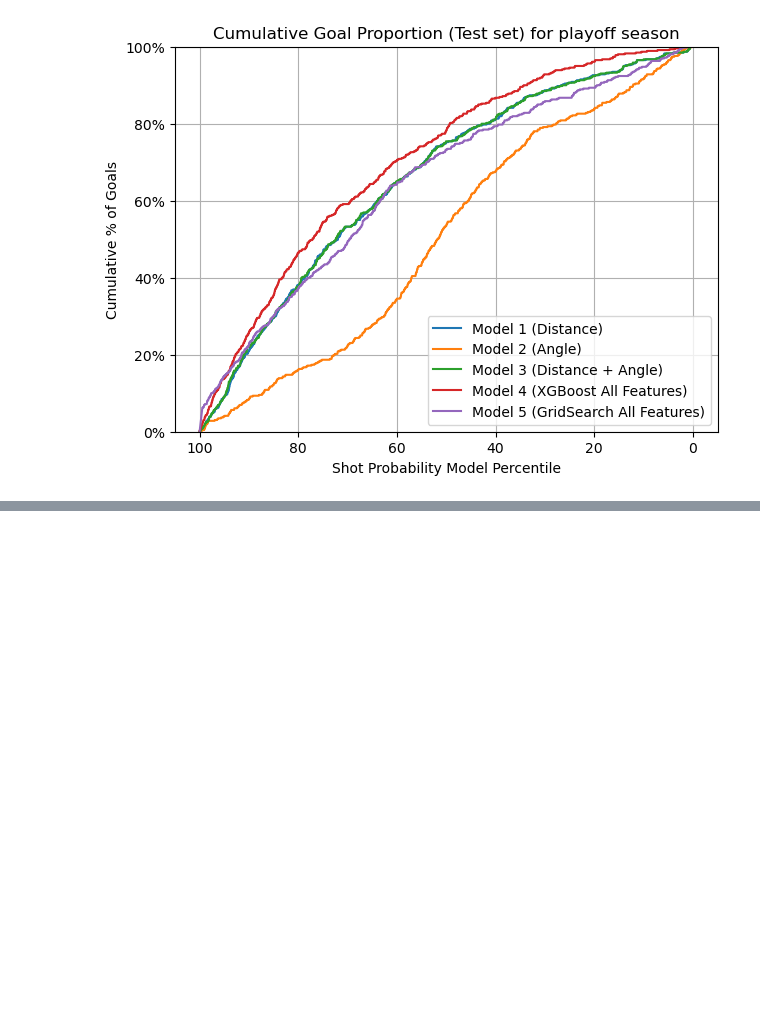
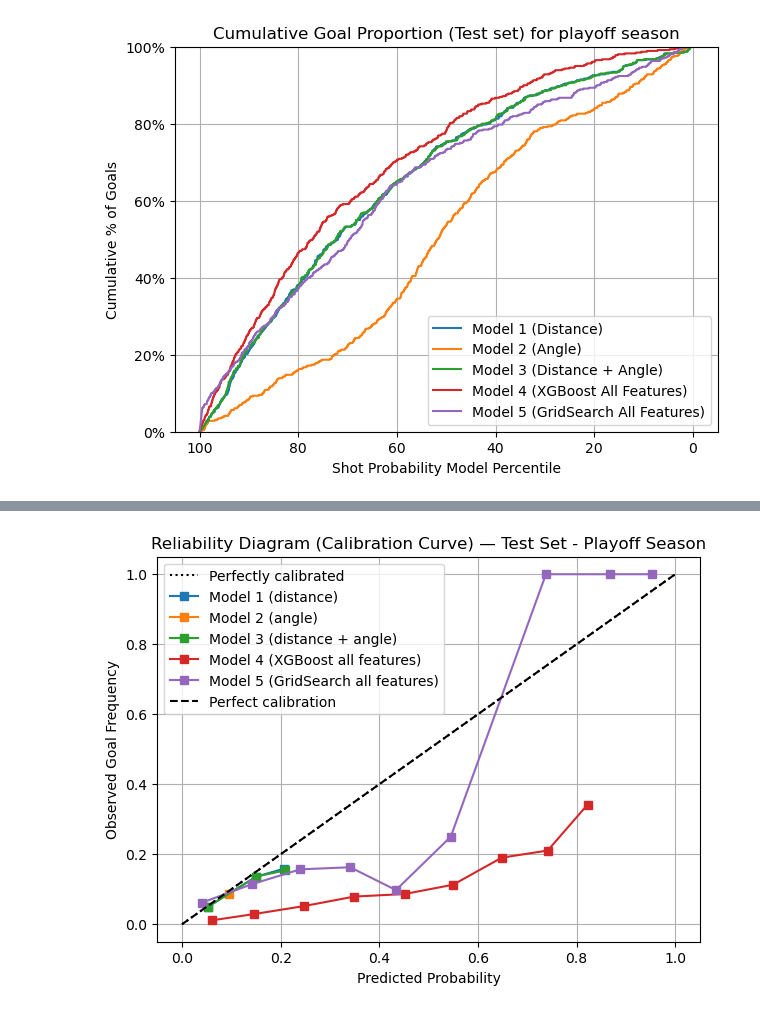
Before and after one commit to d1amondb0t/ift-6758-m1, a Jupyter notebook: notebooks/tests.ipynb, the cells around one changed output, grey strips where cells are left out. Saved outputs shown, nothing was run; the diff lists cells and outputs as text; code cells hidden in the pictures; blank space fills up the shorter version.

```diff
--- a/notebooks/tests.ipynb
+++ b/notebooks/tests.ipynb
@@ -406,0 +409,57 @@ plot_cummulative(curves_playoff, 'playoff')
+# %%
+plt.figure(figsize=(7,5))
+
+# Model 1 (distance)
+CalibrationDisplay.from_predictions(
+    y_test_eng_one_playoff,
+    y_pred_proba_1_playoff,
+    n_bins=10,
+    name="Model 1 (distance)",
+    ax=plt.gca()
+)
+
+# Model 2 (angle)
+CalibrationDisplay.from_predictions(
+    y_test_eng_one_playoff,
+    y_pred_proba_2_playoff,
+    n_bins=10,
+    name="Model 2 (angle)",
+    ax=plt.gca()
+)
+
+# Model 3 (distance + angle)
+CalibrationDisplay.from_predictions(
+    y_test_eng_one_playoff,
+    y_pred_proba_3_playoff,
+    n_bins=10,
+    name="Model 3 (distance + angle)",
+    ax=plt.gca()
+)
+
+# Model 4 (random baseline)
+CalibrationDisplay.from_predictions(
+    y_test_eng_two_playoff,
+    y_pred_proba_4_playoff,
+    n_bins=10,
+    name="Model 4 (XGBoost all features)",
+    ax=plt.gca()
+)
+
+# Model 5 (XGBoost all features)
+CalibrationDisplay.from_predictions(
+    y_test_eng_two_playoff,
+    y_pred_proba_5_playoff,
+    n_bins=10,
+    name="Model 5 (GridSearch all features)",
+    ax=plt.gca()
+)
+
+plt.plot([0, 1], [0, 1], "k--", label="Perfect calibration")
+plt.xlabel("Predicted Probability")
+plt.ylabel("Observed Goal Frequency")
+plt.title("Reliability Diagram (Calibration Curve) — Test Set - Playoff Season")
+plt.legend()
+plt.grid(True)
+plt.show()
+# %% [output]
+[figure, added]
```
Also changed, not shown: parts of 1 cell of this notebook.
